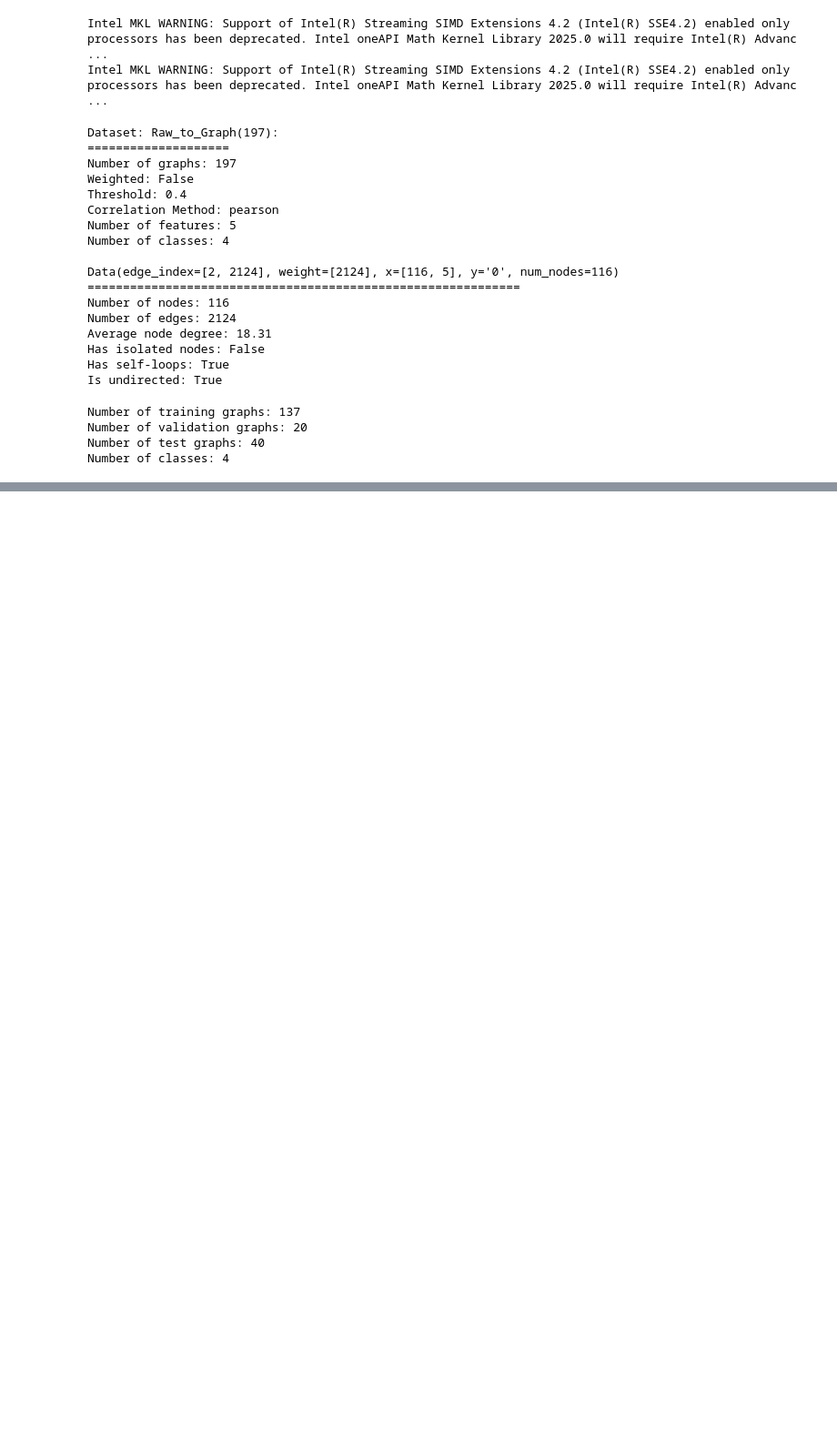
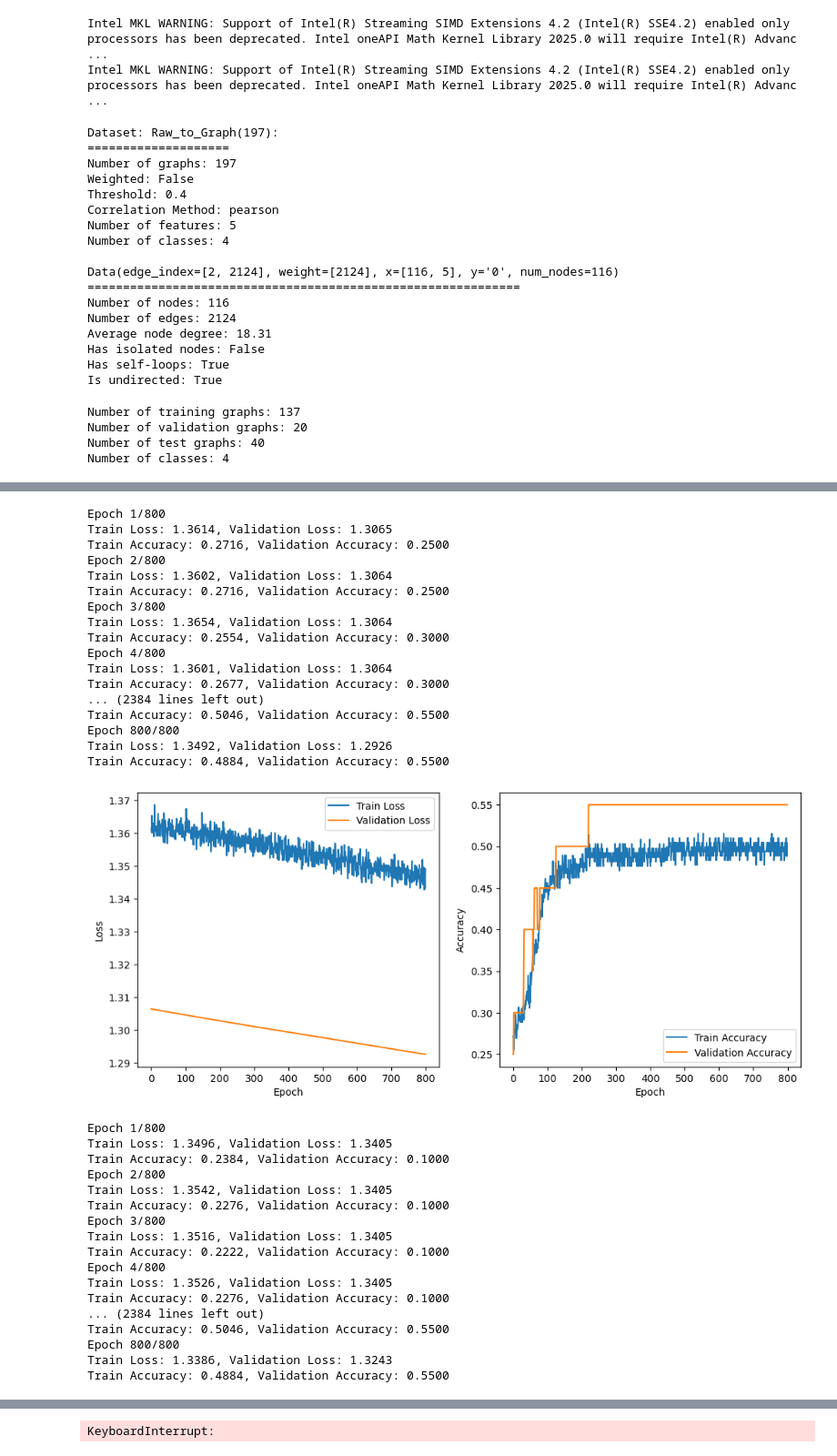
Before and after one commit to mathilde-cros/Bachelor_Thesis_Alzheimers_HGNN, a Jupyter notebook: GCN.ipynb, the cells around one changed output, grey strips where cells are left out. Shown at 91% size. Drawn from its saved outputs; the diff is of its cells as text; code cells hidden in the pictures; blank space fills up the shorter version.

Commit message:
Correction of GCM, MPNN and GAT and starting to try out a few hyperparameters

```diff
--- a/GCN.ipynb
+++ b/GCN.ipynb
@@ -508,0 +509,56 @@ Train Accuracy: 4.9444, Validation Accuracy: 0.4000
+# %%
+# Doing some parameter gridsearch to find the best hyperparameters
+from sklearn.model_selection import ParameterGrid
+
+param_grid = {
+    'learning_rate': [0.000001, 0.00001, 0.0001, 0.001, 0.01, 0.1],
+    'hidden_channels': [32, 64, 128],
+    'num_layers': [1, 2, 3],
+    'dropout_rate': [0.0, 0.1, 0.2, 0.3]
+}
+
+# Create combinations of hyperparameters
+param_combinations = ParameterGrid(param_grid)
+# Train using each combination
+for params in param_combinations:
+    parameters = [params['learning_rate'], params['hidden_channels'], params['num_layers'], params['dropout_rate']]
+    model = GCN(in_channels=nbr_features, hidden_channels=parameters[1], out_channels=nbr_classes, num_layers=parameters[2], dropout=parameters[3], nbr_classes=nbr_classes)
+    optimizer = torch.optim.Adam(model.parameters(), lr=parameters[0])
+    criterion = torch.nn.CrossEntropyLoss()
+    train_losses, train_accuracies, valid_losses, valid_accuracies = train(model, optimizer, criterion, train_loader, valid_loader, parameters, n_epochs=800)
+# %% [output]
+Epoch 1/800
+Train Loss: 1.3614, Validation Loss: 1.3065
+Train Accuracy: 0.2716, Validation Accuracy: 0.2500
+Epoch 2/800
+Train Loss: 1.3602, Validation Loss: 1.3064
+Train Accuracy: 0.2716, Validation Accuracy: 0.2500
+Epoch 3/800
+Train Loss: 1.3654, Validation Loss: 1.3064
+Train Accuracy: 0.2554, Validation Accuracy: 0.3000
+Epoch 4/800
+Train Loss: 1.3601, Validation Loss: 1.3064
+Train Accuracy: 0.2677, Validation Accuracy: 0.3000
+... (2384 lines left out)
+Train Accuracy: 0.5046, Validation Accuracy: 0.5500
+Epoch 800/800
+Train Loss: 1.3492, Validation Loss: 1.2926
+Train Accuracy: 0.4884, Validation Accuracy: 0.5500
+[figure, added]
+Epoch 1/800
+Train Loss: 1.3496, Validation Loss: 1.3405
+Train Accuracy: 0.2384, Validation Accuracy: 0.1000
+Epoch 2/800
+Train Loss: 1.3542, Validation Loss: 1.3405
+Train Accuracy: 0.2276, Validation Accuracy: 0.1000
+Epoch 3/800
+Train Loss: 1.3516, Validation Loss: 1.3405
+Train Accuracy: 0.2222, Validation Accuracy: 0.1000
+Epoch 4/800
+Train Loss: 1.3526, Validation Loss: 1.3405
+Train Accuracy: 0.2276, Validation Accuracy: 0.1000
+... (2384 lines left out)
+Train Accuracy: 0.5046, Validation Accuracy: 0.5500
+Epoch 800/800
+Train Loss: 1.3386, Validation Loss: 1.3243
+Train Accuracy: 0.4884, Validation Accuracy: 0.5500
@@ -508,0 +637 @@ Train Accuracy: 4.9444, Validation Accuracy: 0.4000
+KeyboardInterrupt:
```
Also changed, not shown: parts of 5 cells of this notebook, 14 other files.
